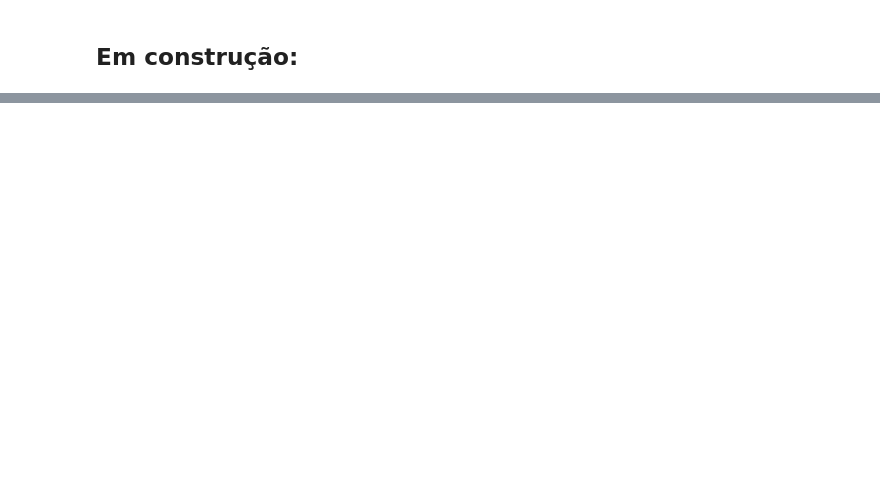
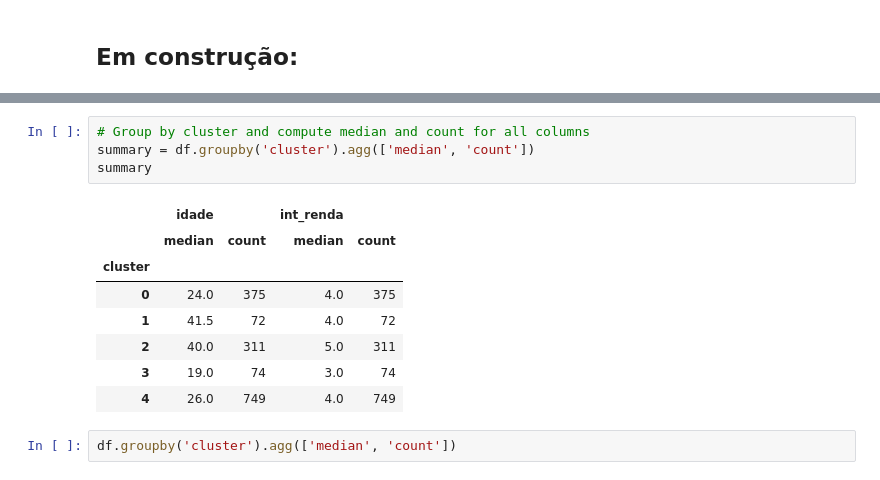
Before and after one commit to Aguiar-Gabriel/Carnaval-Pudding, a Jupyter notebook: clustering.ipynb, the cells around one changed output, grey strips where cells are left out. Drawn from its saved outputs; the diff is of its cells as text; blank space fills up the shorter version.

```diff
--- a/clustering.ipynb
+++ b/clustering.ipynb
@@ -204,0 +237,15 @@ ValueError: Shape of passed values is (5, 40), indices imply (5, 41)
+# %%
+# Group by cluster and compute median and count for all columns
+summary = df.groupby('cluster').agg(['median', 'count'])
+summary
+# %% [output]
+|  | idade |  | int_renda |  |
+|  | median | count | median | count |
+| cluster |  |  |  |  |
+| 0 | 24.0 | 375 | 4.0 | 375 |
+| 1 | 41.5 | 72 | 4.0 | 72 |
+| 2 | 40.0 | 311 | 5.0 | 311 |
+| 3 | 19.0 | 74 | 3.0 | 74 |
+| 4 | 26.0 | 749 | 4.0 | 749 |
+# %%
+df.groupby('cluster').agg(['median', 'count'])
```
Also changed, not shown: parts of 14 cells of this notebook.
